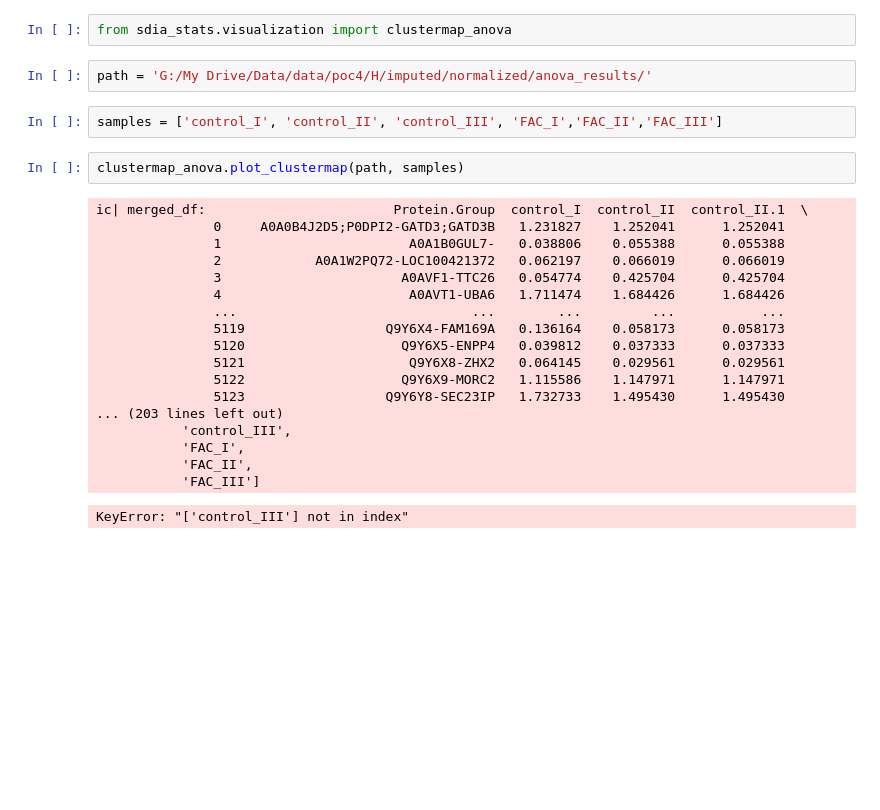
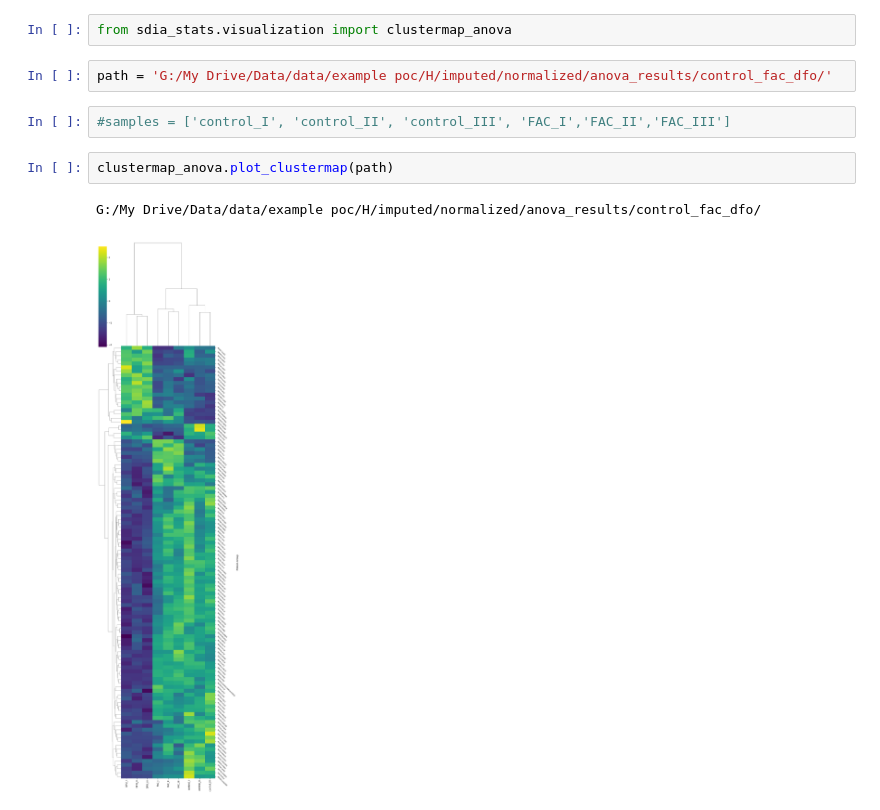
Before and after one commit to rkerrid/silac_dia_statistics, a Jupyter notebook: examples/anova.ipynb, the cells around one changed output. Saved outputs shown, nothing was run; the diff lists cells and outputs as text; blank space fills up the shorter version.

Commit message:
fixed anova directory handling

```diff
--- a/examples/anova.ipynb
+++ b/examples/anova.ipynb
@@ -3,27 +3,11 @@
 # %%
 from sdia_stats.visualization import clustermap_anova
 # %%
-path = 'G:/My Drive/Data/data/poc4/H/imputed/normalized/anova_results/'
+path = 'G:/My Drive/Data/data/example poc/H/imputed/normalized/anova_results/control_fac_dfo/'
 # %%
-samples = ['control_I', 'control_II', 'control_III', 'FAC_I','FAC_II','FAC_III']
+#samples = ['control_I', 'control_II', 'control_III', 'FAC_I','FAC_II','FAC_III']
 # %%
-clustermap_anova.plot_clustermap(path, samples)
+clustermap_anova.plot_clustermap(path)
 # %% [output]
-ic| merged_df:                        Protein.Group  control_I  control_II  control_II.1  \
-               0     A0A0B4J2D5;P0DPI2-GATD3;GATD3B   1.231827    1.252041      1.252041
-               1                        A0A1B0GUL7-   0.038806    0.055388      0.055388
-               2            A0A1W2PQ72-LOC100421372   0.062197    0.066019      0.066019
-               3                       A0AVF1-TTC26   0.054774    0.425704      0.425704
-               4                        A0AVT1-UBA6   1.711474    1.684426      1.684426
-               ...                              ...        ...         ...           ...
-               5119                  Q9Y6X4-FAM169A   0.136164    0.058173      0.058173
-               5120                    Q9Y6X5-ENPP4   0.039812    0.037333      0.037333
-               5121                     Q9Y6X8-ZHX2   0.064145    0.029561      0.029561
-               5122                    Q9Y6X9-MORC2   1.115586    1.147971      1.147971
-               5123                  Q9Y6Y8-SEC23IP   1.732733    1.495430      1.495430
-... (203 lines left out)
-           'control_III',
-           'FAC_I',
-           'FAC_II',
-           'FAC_III']
+G:/My Drive/Data/data/example poc/H/imputed/normalized/anova_results/control_fac_dfo/
-KeyError: "['control_III'] not in index"
+[figure, added]
```
Also changed, not shown: parts of 1 cell of this notebook, 5 other files.
